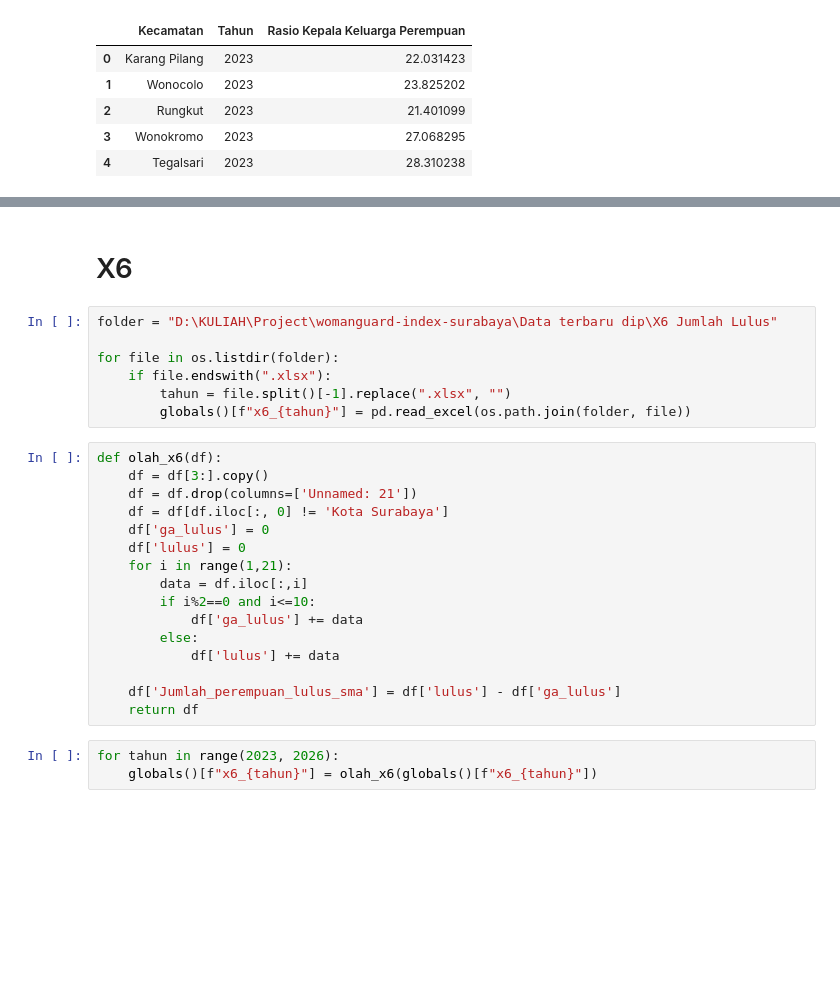
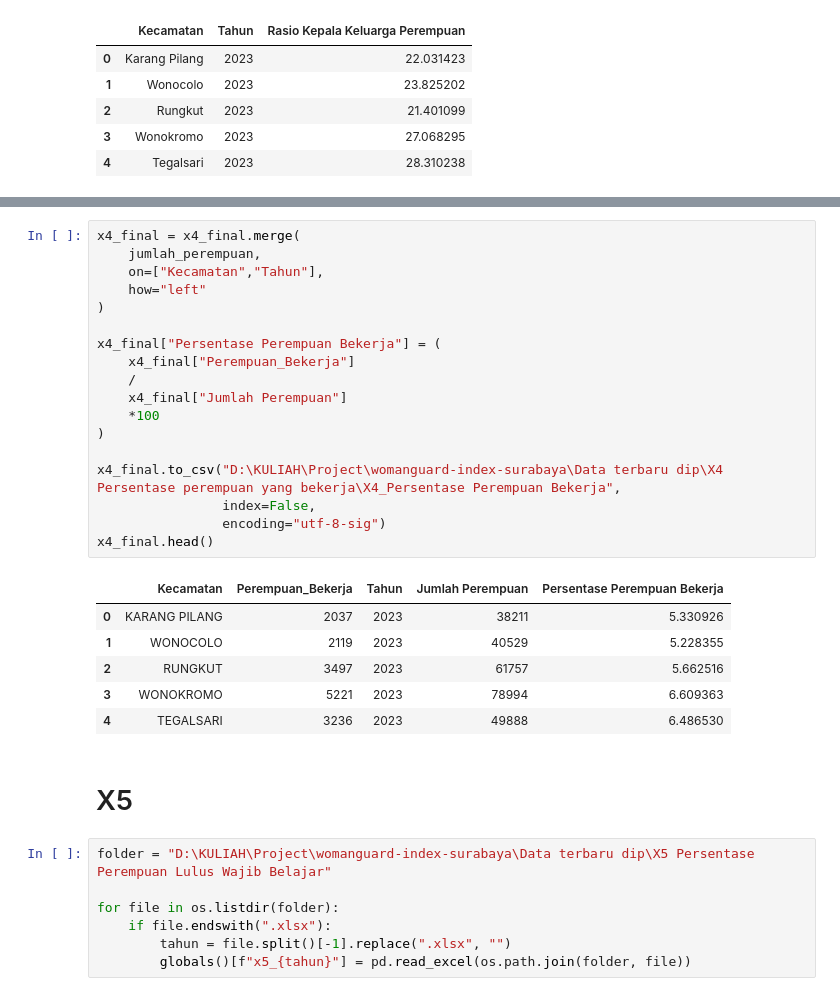
Before and after one commit to difta11/womanguard-index-surabaya, a Jupyter notebook: wgi_new_var.ipynb, the cells around one changed output, grey strips where cells are left out. Saved outputs shown, nothing was run; the diff lists cells and outputs as text; blank space fills up the shorter version.

```diff
--- a/wgi_new_var.ipynb
+++ b/wgi_new_var.ipynb
@@ -451,28 +617,34 @@ print(x5_final.head())
+# %%
+x4_final = x4_final.merge(
+    jumlah_perempuan,
+    on=["Kecamatan","Tahun"],
+    how="left"
+)
+
+x4_final["Persentase Perempuan Bekerja"] = (
+    x4_final["Perempuan_Bekerja"]
+    /
+    x4_final["Jumlah Perempuan"]
+    *100
+)
+
+x4_final.to_csv("D:\KULIAH\Project\womanguard-index-surabaya\Data terbaru dip\X4 Persentase perempuan yang bekerja\X4_Persentase Perempuan Bekerja",
+                index=False,
+                encoding="utf-8-sig")
+x4_final.head()
+# %% [output]
+|  | Kecamatan | Perempuan_Bekerja | Tahun | Jumlah Perempuan | Persentase Perempuan Bekerja |
+| 0 | KARANG PILANG | 2037 | 2023 | 38211 | 5.330926 |
+| 1 | WONOCOLO | 2119 | 2023 | 40529 | 5.228355 |
+| 2 | RUNGKUT | 3497 | 2023 | 61757 | 5.662516 |
+| 3 | WONOKROMO | 5221 | 2023 | 78994 | 6.609363 |
+| 4 | TEGALSARI | 3236 | 2023 | 49888 | 6.486530 |
 # %% [markdown]
-# X6
+# X5
 # %%
-folder = "D:\KULIAH\Project\womanguard-index-surabaya\Data terbaru dip\X6 Jumlah Lulus"
+folder = "D:\KULIAH\Project\womanguard-index-surabaya\Data terbaru dip\X5 Persentase Perempuan Lulus Wajib Belajar"
 
 for file in os.listdir(folder):
     if file.endswith(".xlsx"):
         tahun = file.split()[-1].replace(".xlsx", "")
-        globals()[f"x6_{tahun}"] = pd.read_excel(os.path.join(folder, file))
+        globals()[f"x5_{tahun}"] = pd.read_excel(os.path.join(folder, file))
-# %%
-def olah_x6(df):
-    df = df[3:].copy()
-    df = df.drop(columns=['Unnamed: 21'])
-    df = df[df.iloc[:, 0] != 'Kota Surabaya']
-    df['ga_lulus'] = 0
-    df['lulus'] = 0
-    for i in range(1,21):
-        data = df.iloc[:,i]
-        if i%2==0 and i<=10:
-            df['ga_lulus'] += data
-        else:
-            df['lulus'] += data
-
-    df['Jumlah_perempuan_lulus_sma'] = df['lulus'] - df['ga_lulus']
-    return df
-# %%
-for tahun in range(2023, 2026):
-    globals()[f"x6_{tahun}"] = olah_x6(globals()[f"x6_{tahun}"])
```
Also changed, not shown: parts of 13 cells of this notebook, 8 other files.
